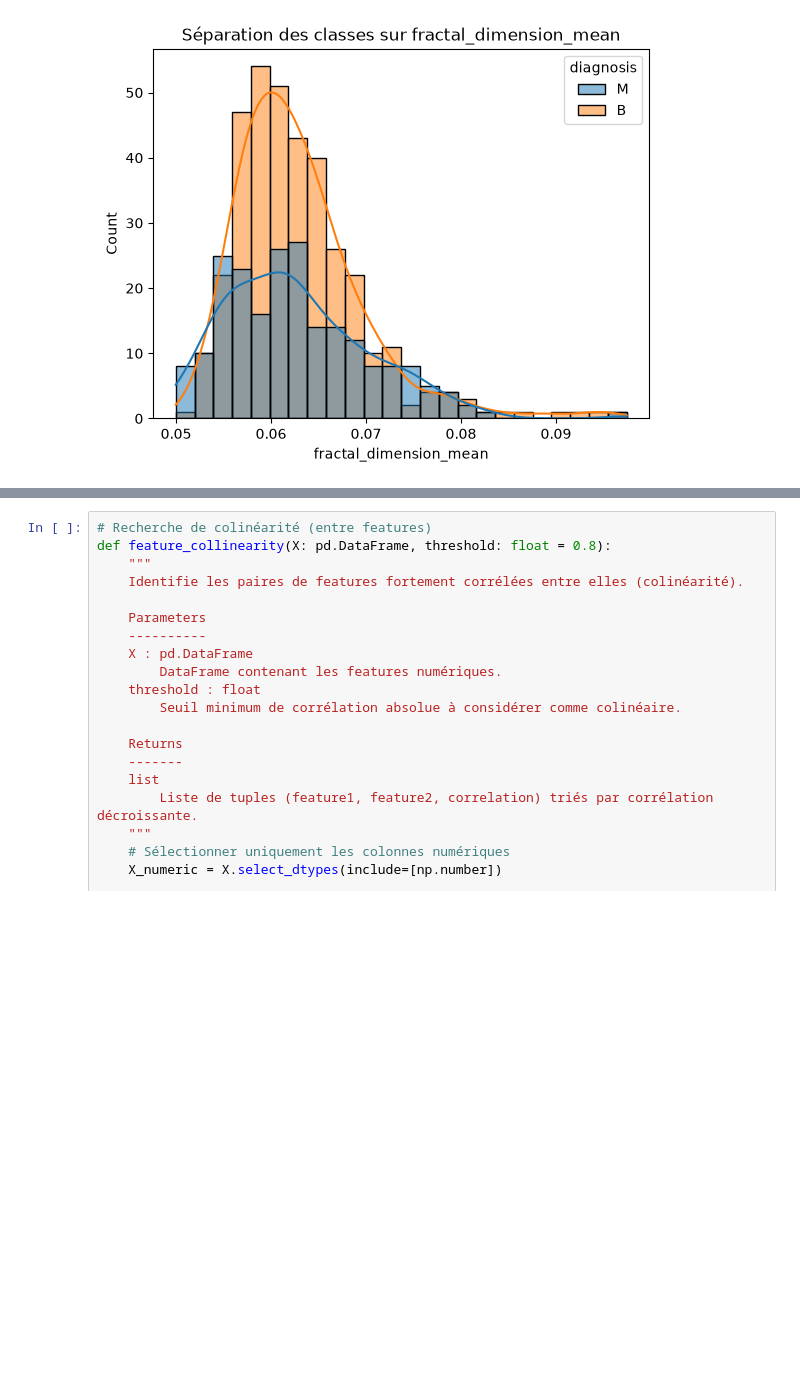
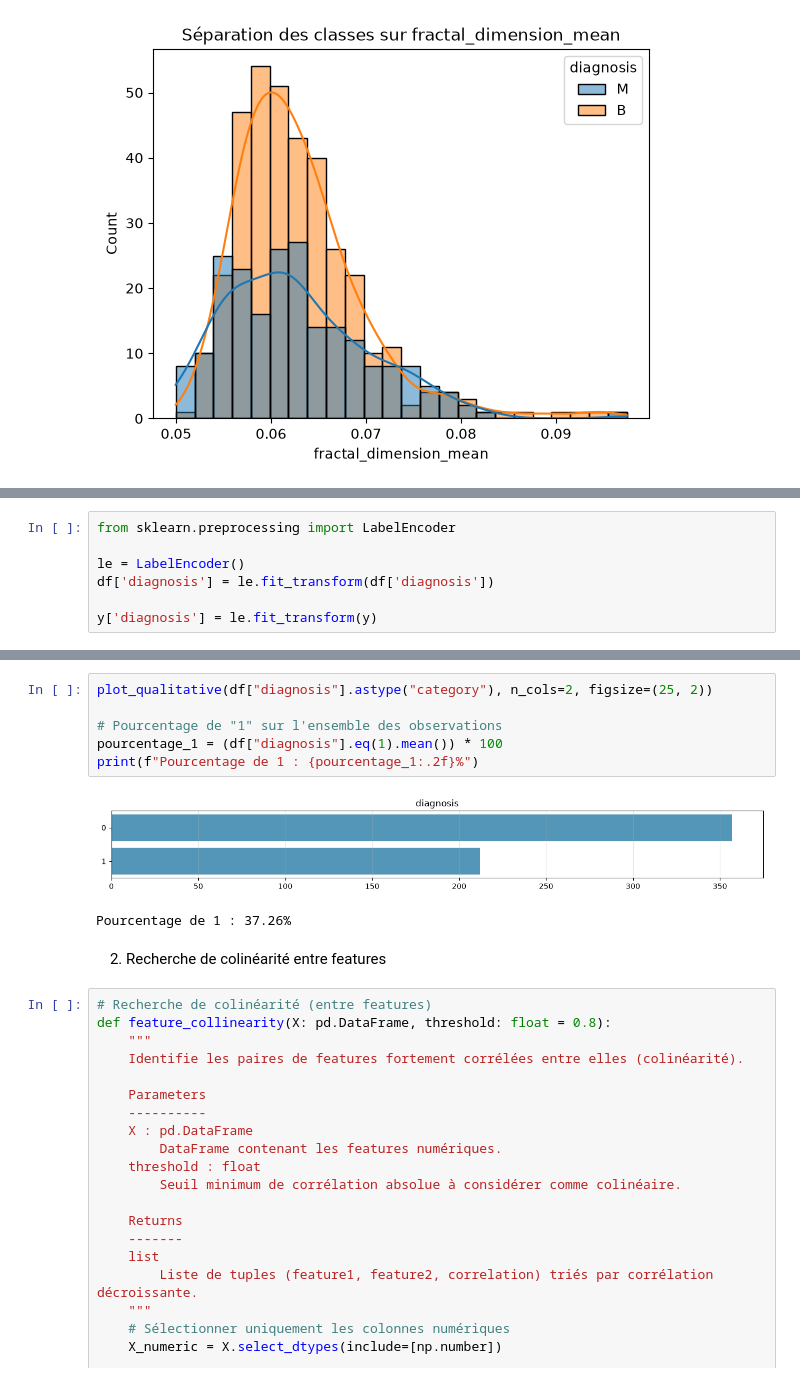
Before and after one commit to philippelaurens/building-perceptron, a Jupyter notebook: notebooks/eda.ipynb, the cells around one changed output, grey strips where cells are left out. Cells and saved outputs as stored; diff of their text form; blank space fills up the shorter version.

```diff
--- a/notebooks/eda.ipynb
+++ b/notebooks/eda.ipynb
@@ -352,0 +347,7 @@ Le Perceptron fonctionnera très bien en gardant toutes les features. Mais on pe
+# %%
+from sklearn.preprocessing import LabelEncoder
+
+le = LabelEncoder()
+df['diagnosis'] = le.fit_transform(df['diagnosis'])
+
+y['diagnosis'] = le.fit_transform(y)
@@ -353,3 +407,14 @@ Le Perceptron fonctionnera très bien en gardant toutes les features. Mais on pe
+# %%
+plot_qualitative(df["diagnosis"].astype("category"), n_cols=2, figsize=(25, 2))
+
+# Pourcentage de "1" sur l'ensemble des observations
+pourcentage_1 = (df["diagnosis"].eq(1).mean()) * 100
+print(f"Pourcentage de 1 : {pourcentage_1:.2f}%")
+# %% [output]
+[figure, added]
+Pourcentage de 1 : 37.26%
+# %% [markdown]
+2. Recherche de colinéarité entre features
 # %%
 # Recherche de colinéarité (entre features)
 def feature_collinearity(X: pd.DataFrame, threshold: float = 0.8):
```
Also changed, not shown: parts of 28 cells of this notebook.
